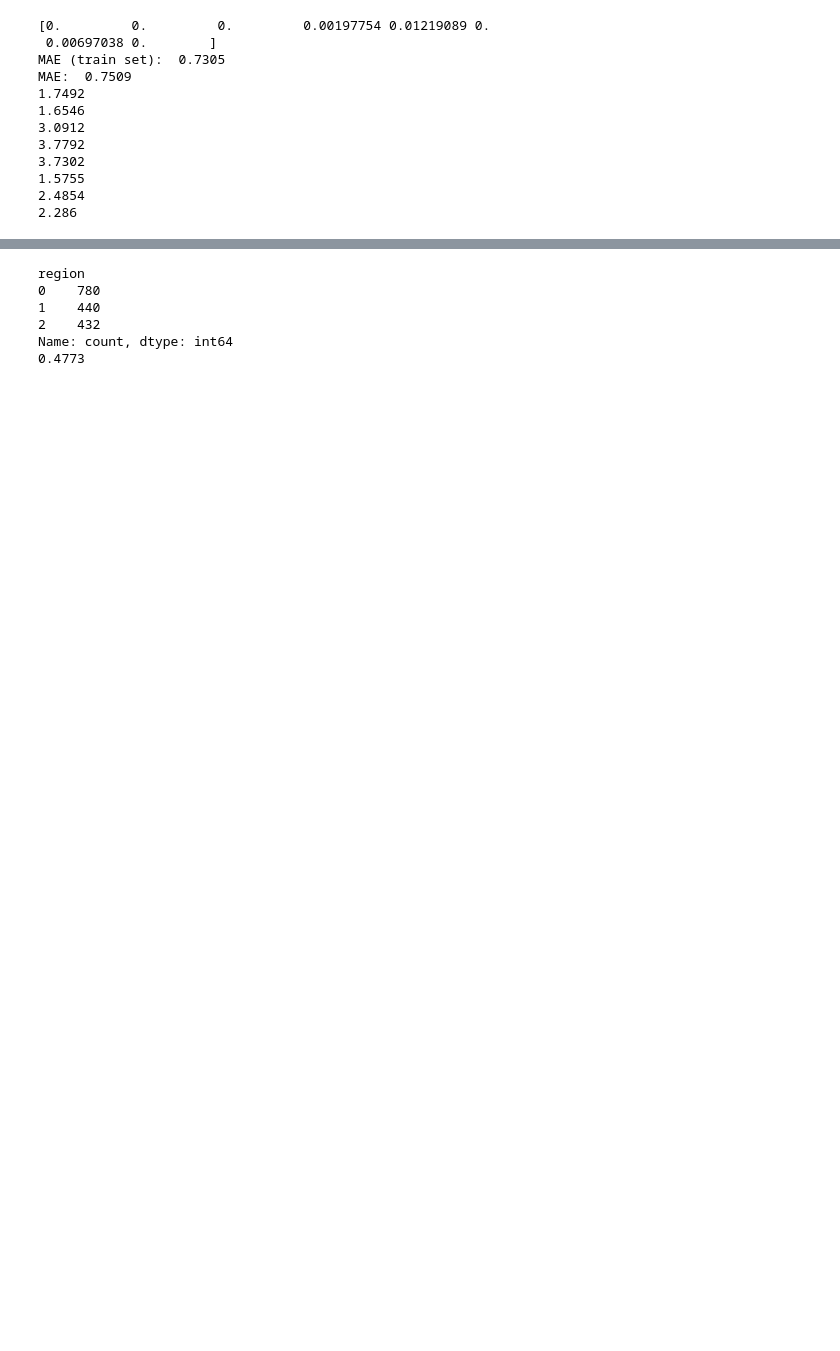
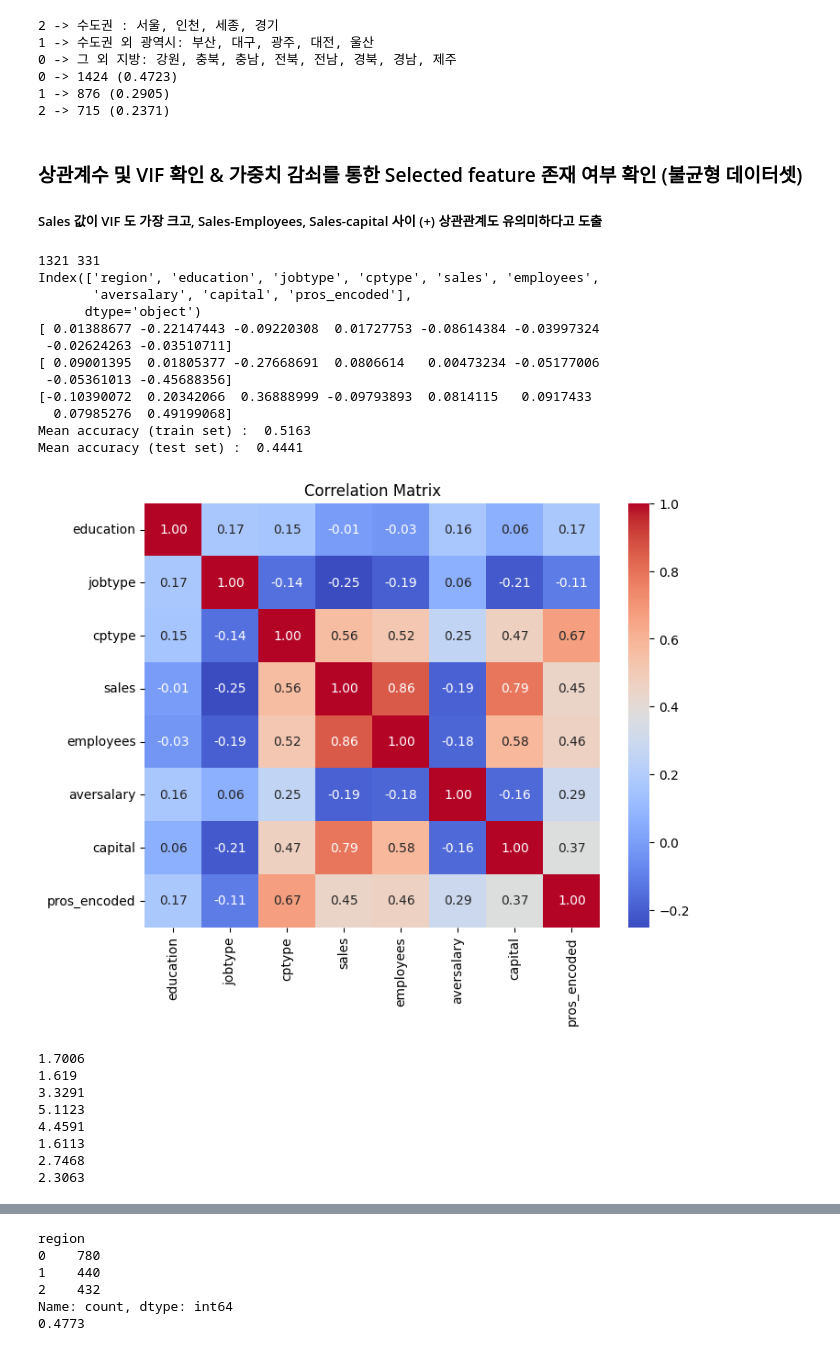
Before and after one commit to RGB234/----------, a Jupyter notebook: prediction.ipynb, the cells around one changed output, grey strips where cells are left out. Cells and saved outputs as stored; diff of their text form; code cells hidden in the pictures; blank space fills up the shorter version.

```diff
--- a/prediction.ipynb
+++ b/prediction.ipynb
@@ -38,32 +35,71 @@ dtype: object
+# %%
+print("2 -> 수도권 : 서울, 인천, 세종, 경기")
+print("1 -> 수도권 외 광역시: 부산, 대구, 광주, 대전, 울산")
+print("0 -> 그 외 지방: 강원, 충북, 충남, 전북, 전남, 경북, 경남, 제주")
+region_counts = df['region'].value_counts()
+
+total = df['region'].value_counts().sum()
+for region, counts in enumerate(region_counts):
+    print(f"{region} -> {counts} ({np.round(counts/total, 4)})")
+# %% [output]
+2 -> 수도권 : 서울, 인천, 세종, 경기
+1 -> 수도권 외 광역시: 부산, 대구, 광주, 대전, 울산
+0 -> 그 외 지방: 강원, 충북, 충남, 전북, 전남, 경북, 경남, 제주
+0 -> 1424 (0.4723)
+1 -> 876 (0.2905)
+2 -> 715 (0.2371)
+# %% [markdown]
+### 상관계수 및 VIF 확인 & 가중치 감쇠를 통한 Selected feature 존재 여부 확인 (불균형 데이터셋)
+
+<h5> Sales 값이 VIF 도 가장 크고, Sales-Employees, Sales-capital 사이 (+) 상관관계도 유의미하다고 도출 </h5>
 # %%
 # NaN 처리
-df_droppped_na = df.dropna()
-X = df_droppped_na.iloc[:, 1:]
-y = df_droppped_na['region']
+df_dropna = df.dropna()
+X = df_dropna.iloc[:, 1:]
+y = df_dropna['region']
 
-X_train, X_test, y_train, y_test = train_test_split(X, y, test_size=0.2, random_state=747)
+X_train, X_test, y_train, y_test = train_test_split(X, y, test_size=0.2, random_state=747, stratify=y)
 
-linear = Lasso(alpha=0.2)
+# Lasso classifier
+# C is inverse of alpha
+linear = LogisticRegression(penalty='l2', C=10)
 linear.fit(X_train, y_train)
 
 # feature selection -> sales, employees, capital
-print(linear.coef_)
+print(df.columns)
+for coef_set in linear.coef_:
+    print(coef_set)
 
-print("MAE (train set): ", np.round(mean_absolute_error(linear.predict(X_train), y_train), 4))
-print("MAE: ", np.round(mean_absolute_error(linear.predict(X_test), y_test), 4))
+print("Mean accuracy (train set) : ", np.round(linear.score(X_train, y_train), 4))
+print("Mean accuracy (test set) : ", np.round(linear.score(X_test, y_test), 4))
+
+correlation_matrix = df.loc[:, 'education': 'pros_encoded'].corr()
+plt.figure(figsize=(8, 6))
+sns.heatmap(correlation_matrix, annot=True, cmap='coolwarm', fmt=".2f")
+plt.title('Correlation Matrix')
+plt.show()
 
 for feature in range(len(df.columns[1:])):
     print(np.round(variance_inflation_factor(X_train, feature), 4))
 # %% [output]
-[0.         0.         0.         0.00197754 0.01219089 0.
- 0.00697038 0.        ]
-MAE (train set):  0.7305
-MAE:  0.7509
-1.7492
-1.6546
-3.0912
-3.7792
-3.7302
-1.5755
-2.4854
-2.286
+1321 331
+Index(['region', 'education', 'jobtype', 'cptype', 'sales', 'employees',
+       'aversalary', 'capital', 'pros_encoded'],
+      dtype='object')
+[ 0.01388677 -0.22147443 -0.09220308  0.01727753 -0.08614384 -0.03997324
+ -0.02624263 -0.03510711]
+[ 0.09001395  0.01805377 -0.27668691  0.0806614   0.00473234 -0.05177006
+ -0.05361013 -0.45688356]
+[-0.10390072  0.20342066  0.36888999 -0.09793893  0.0814115   0.0917433
+  0.07985276  0.49199068]
+Mean accuracy (train set) :  0.5163
+Mean accuracy (test set) :  0.4441
+[figure, added]
+1.7006
+1.619
+3.3291
+5.1123
+4.4591
+1.6113
+2.7468
+2.3063
```
Also changed, not shown: parts of 16 cells of this notebook, 3 other files.
